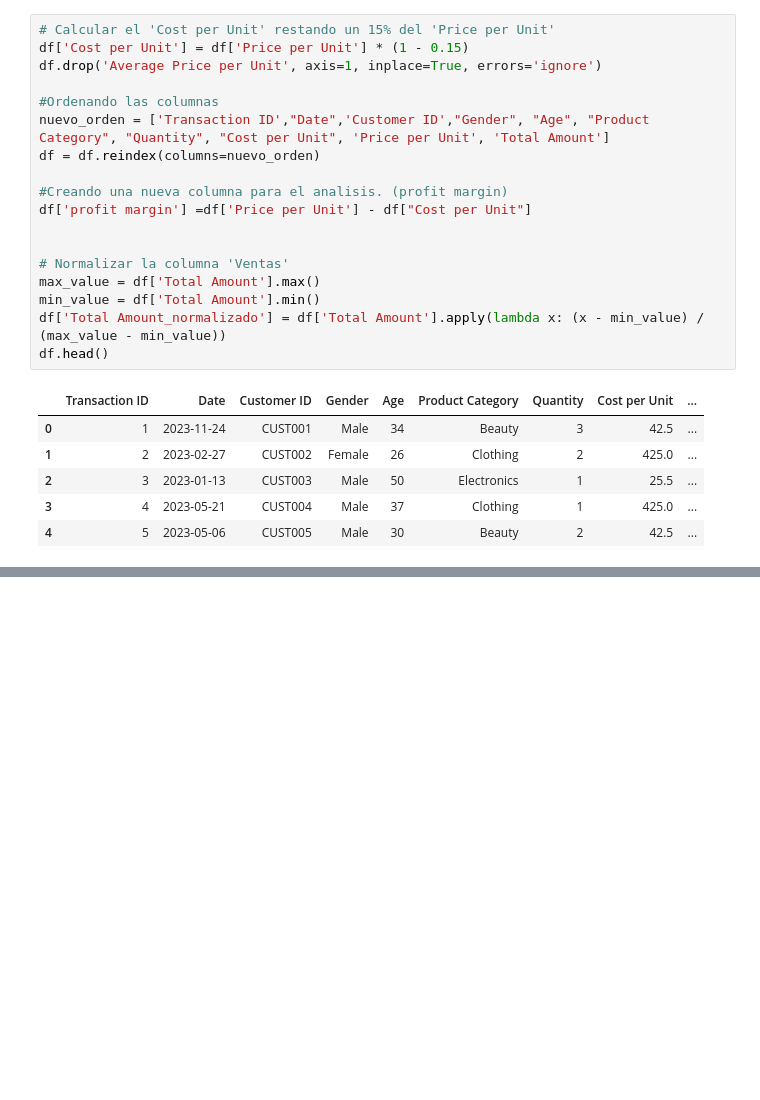
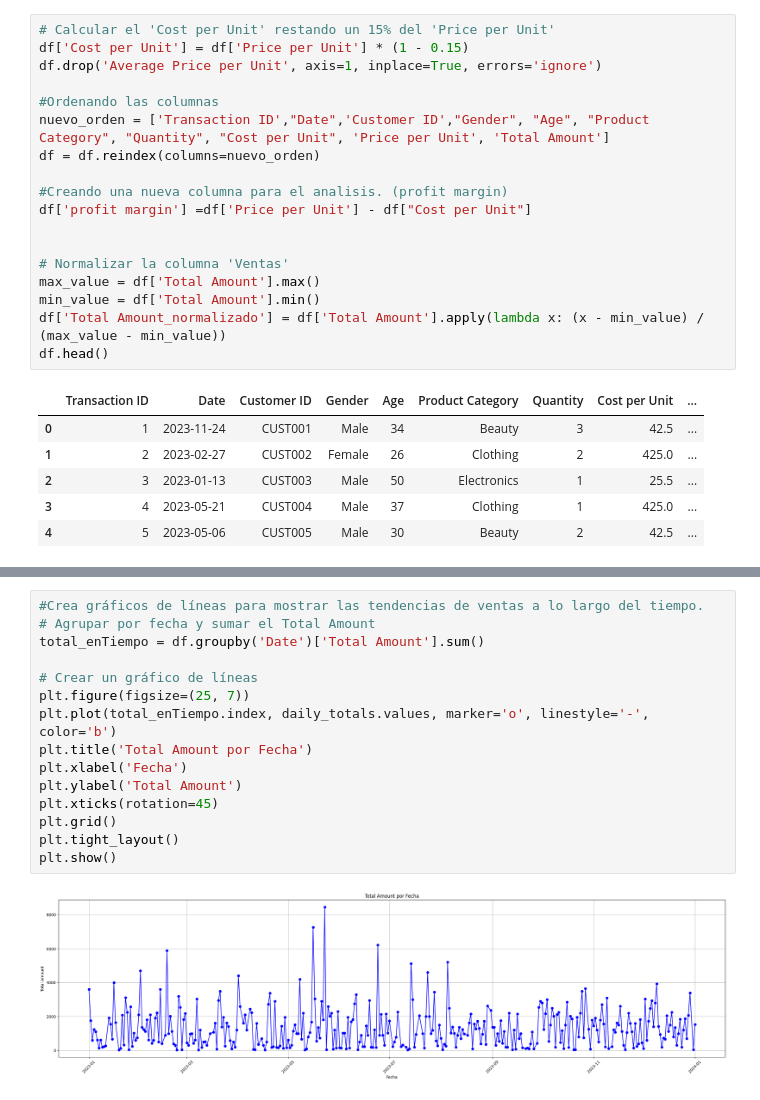
Before and after one commit to juanmagonz91/retail-sales-analysis, a Jupyter notebook: notebooks/Transformación y Análisis Avanzado de Datos.ipynb, the cells around one changed output, grey strips where cells are left out. Drawn from its saved outputs; the diff is of its cells as text; blank space fills up the shorter version.

Commit message:
Añadidos análisis avanzados y gráficos

```diff
--- a/notebooks/Transformación y Análisis Avanzado de Datos.ipynb
+++ b/notebooks/Transformación y Análisis Avanzado de Datos.ipynb
@@ -167,0 +316,17 @@ Datos agrupados por 'Product Category' y 'Gender':
+# %%
+#Crea gráficos de líneas para mostrar las tendencias de ventas a lo largo del tiempo.
+# Agrupar por fecha y sumar el Total Amount
+total_enTiempo = df.groupby('Date')['Total Amount'].sum()
+
+# Crear un gráfico de líneas
+plt.figure(figsize=(25, 7))
+plt.plot(total_enTiempo.index, daily_totals.values, marker='o', linestyle='-', color='b')
+plt.title('Total Amount por Fecha')
+plt.xlabel('Fecha')
+plt.ylabel('Total Amount')
+plt.xticks(rotation=45)
+plt.grid()
+plt.tight_layout()
+plt.show()
+# %% [output]
+[figure, added]
```
Also changed, not shown: parts of 10 cells of this notebook.
